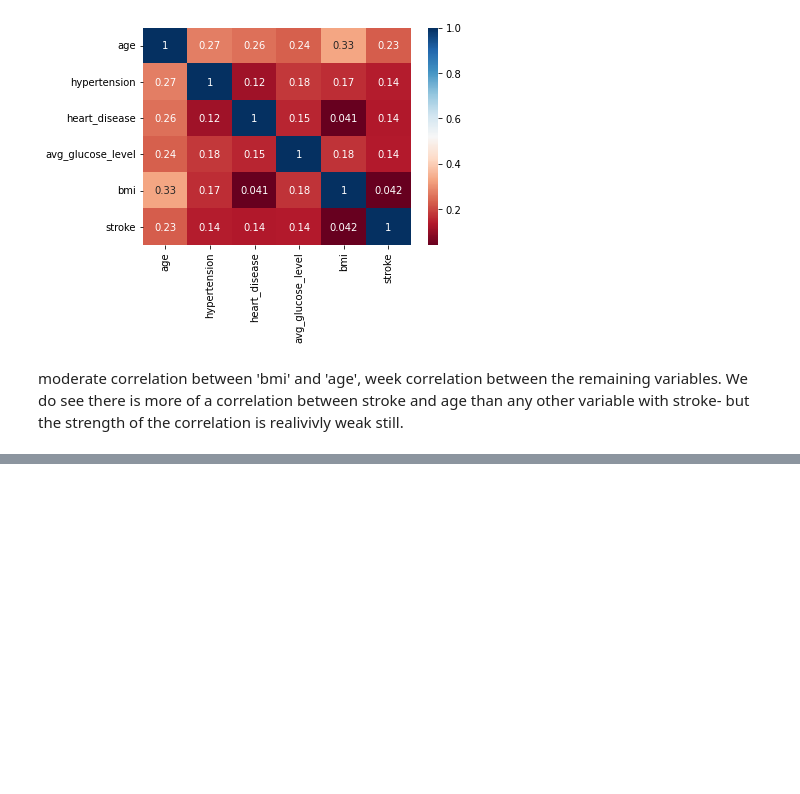
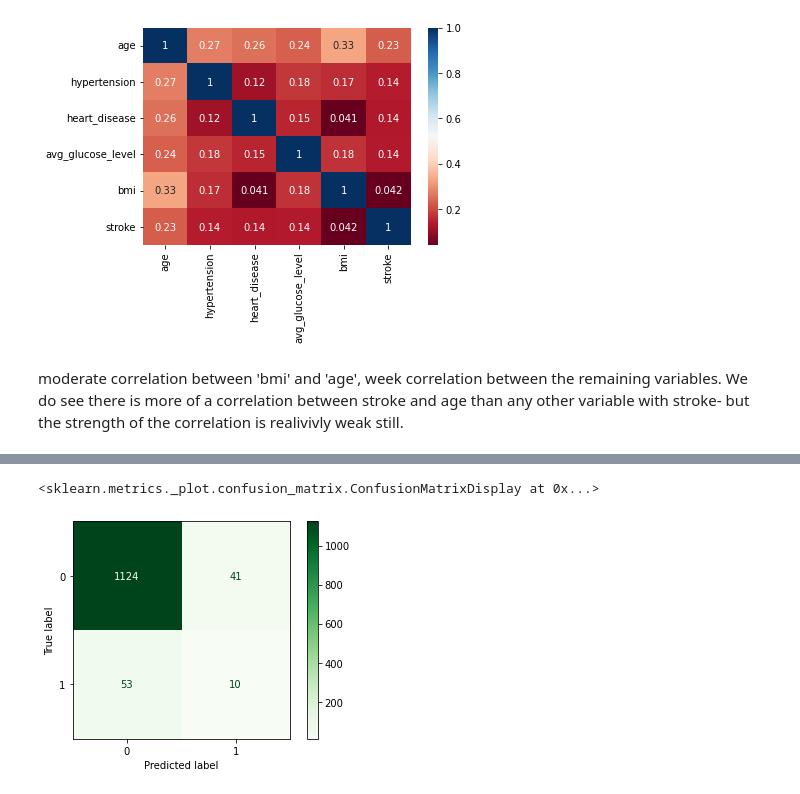
Before and after one commit to amandabenjamin/Predicting-Strokes, a Jupyter notebook: Project_2_Stroke_Prediction.ipynb, the cells around one changed output, grey strips where cells are left out. Cells and saved outputs as stored; diff of their text form; code cells hidden in the pictures; blank space fills up the shorter version.

```diff
--- a/Project_2_Stroke_Prediction.ipynb
+++ b/Project_2_Stroke_Prediction.ipynb
@@ -222,0 +373,5 @@ moderate correlation between 'bmi' and 'age', week correlation between the remai
+# %%
+plot_confusion_matrix(knn_pipe, X_test, y_test, cmap = 'Greens')
+# %% [output]
+<sklearn.metrics._plot.confusion_matrix.ConfusionMatrixDisplay at 0x...>
+[figure, added]
```
Also changed, not shown: parts of 49 cells of this notebook.
